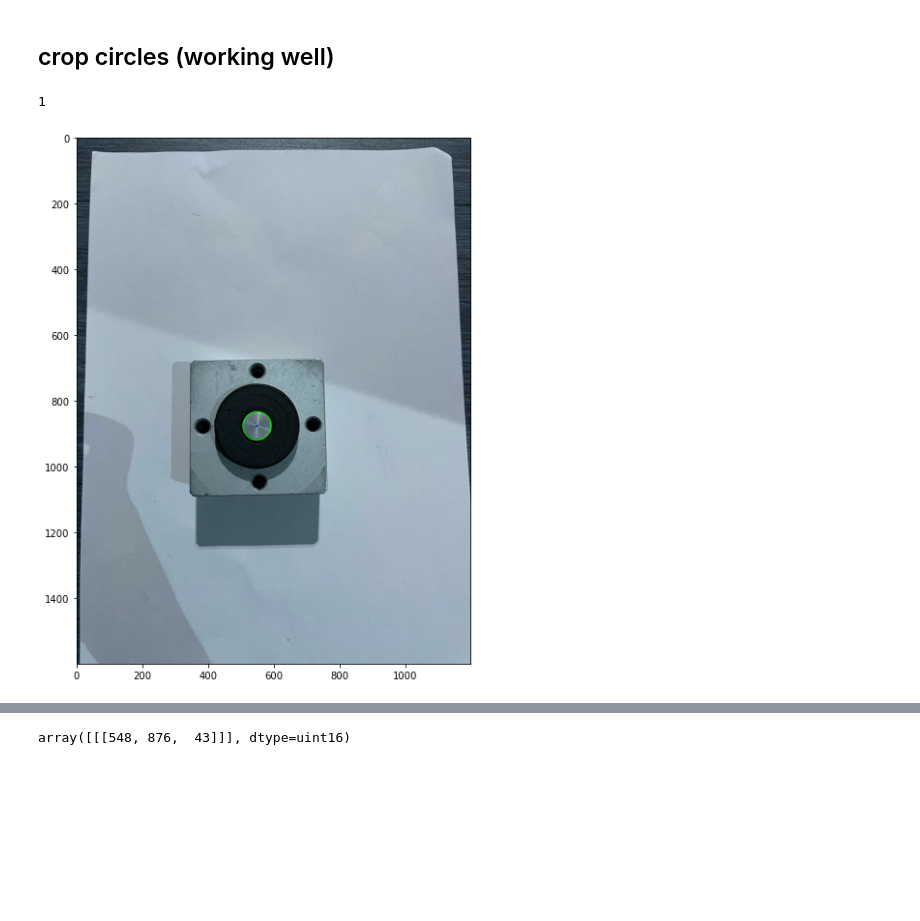
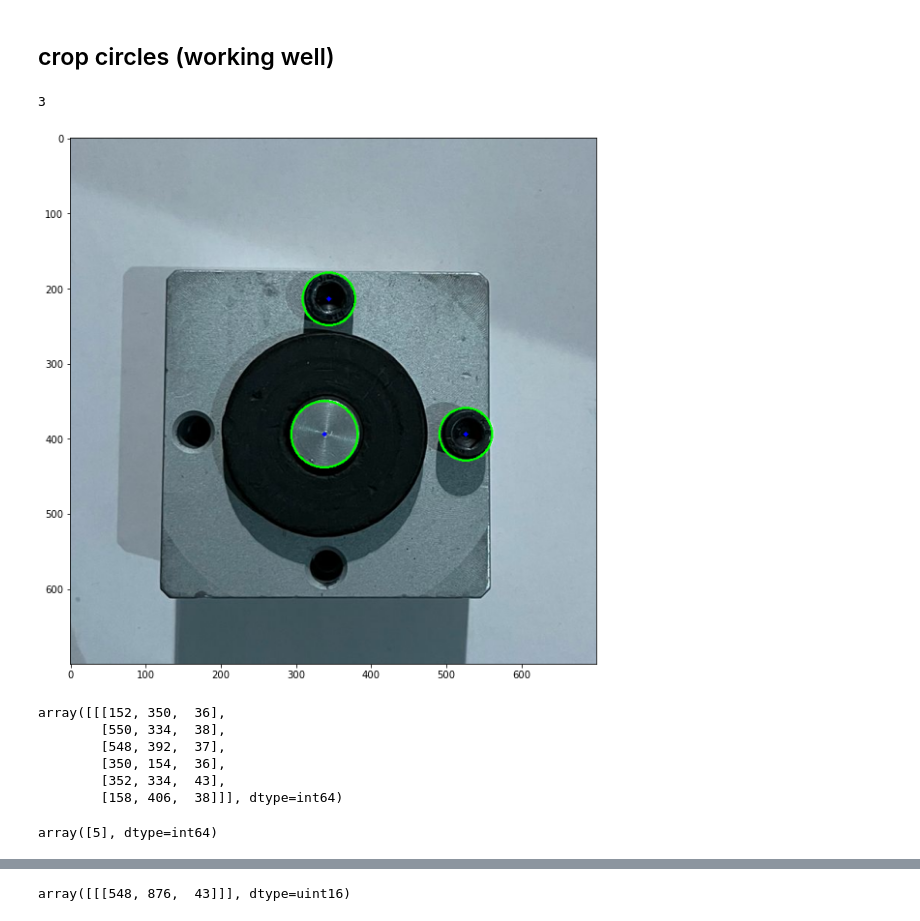
Before and after one commit to madinach/2021, a Jupyter notebook: IoTproject/usb_camera.ipynb, the cells around one changed output, grey strips where cells are left out. Drawn from its saved outputs; the diff is of its cells as text; code cells hidden in the pictures; blank space fills up the shorter version.

```diff
--- a/IoTproject/usb_camera.ipynb
+++ b/IoTproject/usb_camera.ipynb
@@ -392,9 +392,16 @@ import numpy as np
 import argparse
 plt.rcParams["figure.figsize"] = (20,10)
 import cv2
+import numpy as np
+from matplotlib import pyplot as plt
+import pandas as pd
+
+
 img= []
 number_bolts=0
-image= cv2.imread(cv2.samples.findFile("noflash10.jpeg"))
+image= cv2.imread(cv2.samples.findFile("noflash9.jpeg"))
+image= image[500:1200, 200:900]
+#image = cv2.resize(image, (1200, 700))
 # Read image.
 img = image
 
@@ -403,37 +410,60 @@ gray = cv2.cvtColor(img, cv2.COLOR_BGR2GRAY)
 
 # Blur using 3 * 3 kernel.
 gray_blurred = cv2.blur(gray, (9, 9))
 
 # Apply Hough transform on the blurred image.
 detected_circles = cv2.HoughCircles(gray_blurred,
                    cv2.HOUGH_GRADIENT, 1, 20, param1 = 50,
-               param2 = 30, minRadius = 36, maxRadius = 45)
+               param2 = 30, minRadius = 34, maxRadius = 45)
 if detected_circles is None:
     number_bolts=0
     print(number_bolts)
 # Draw circles that are detected.
 if detected_circles is not None:
+    # Convert the circle parameters a, b and r to integers.
+    detected_circles = np.uint64(np.around(detected_circles))
 
-    # Convert the circle parameters a, b and r to integers.
-    detected_circles = np.uint16(np.around(detected_circles))
-    number_bolts= len(detected_circles[0])
-    print(len(detected_circles[0]))
+
+#number_bolts= len(detected_circles[0])
+print(len(detected_circles[0]))
+detected_circles = detected_circles.astype('int64')
+
+for index1, circle1 in enumerate(detected_circles[0]):
+    for circle2 in detected_circles[0][index1+1:]:
+        point1, Radius1 = circle1[:2], circle1[2]
+        point2, Radius2 = circle2[:2], circle2[2]
+        #collision or containment:
+        if np.linalg.norm(point1-point2) < Radius1 + Radius2:
+            print(circle1,circle2)
+
 
     for pt in detected_circles[0, :]:
         a, b, r = pt[0], pt[1], pt[2]
 
         # Draw the circumference of the circle.
         cv2.circle(img, (a, b), r, (0, 255, 0), 2)
 
         # Draw a small circle (of radius 1) to show the center.
         cv2.circle(img, (a, b), 1, (0, 0, 255), 3)
         cv2.namedWindow("Detected Circle", cv2.WINDOW_NORMAL)
         cv2.imshow("Detected Circle", image)
 
         if cv2.waitKey(30) & 0xFF == ord("q"):
             cv2.destroyAllWindows()
             cv2.waitKey(0)
         plt.imshow(image)
+
+
+        #JSON --> print(JSON) or dict
 # %% [output]
-1
+3
-[figure, old version]
+[figure, new version]
+# %%
+detected_circles
+# %% [output]
+array([[[152, 350,  36],
+        [550, 334,  38],
+        [548, 392,  37],
+        [350, 154,  36],
+        [352, 334,  43],
+        [158, 406,  38]]], dtype=int64)
@@ -439,0 +478,10 @@ if detected_circles is not None:
+# %%
+
+np.where(detected_circles[0]== 158)[0]
+
+#out = np.logical_not(detected_circles[0] == [158, 406,  38] )
+
+#print(out) # array([False, False,  True,  True,  True,  True])
+#print(detected_circles[0][out]) # array([3, 4, 5, 6])
+# %% [output]
+array([5], dtype=int64)
```
Also changed, not shown: parts of 4 cells of this notebook.
